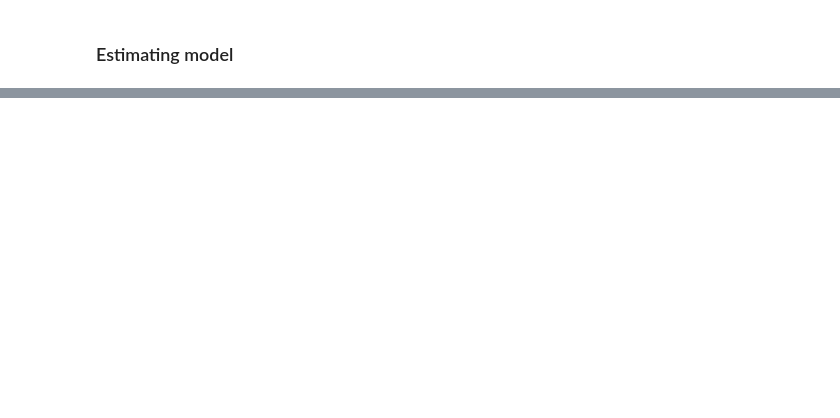
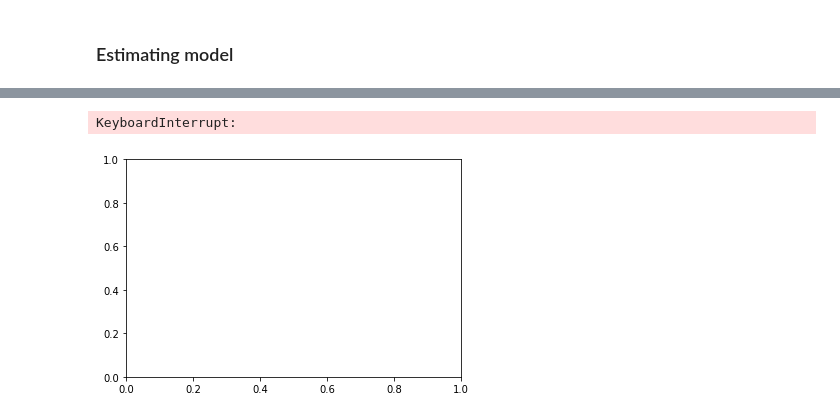
Before and after one commit to Morten-Esketveit/TSDS-gruppe-2019, a Jupyter notebook: Exam/Prediction/prediction_model.ipynb, the cells around one changed output, grey strips where cells are left out. Drawn from its saved outputs; the diff is of its cells as text; code cells hidden in the pictures; blank space fills up the shorter version.

```diff
--- a/Exam/Prediction/prediction_model.ipynb
+++ b/Exam/Prediction/prediction_model.ipynb
@@ -160,0 +204,6 @@ print(“Cross-Predicted Accuracy:”, accuracy)
+# %%
+plt.hist(y)
+plt.show()
+# %% [output]
+KeyboardInterrupt:
+[figure, added]
```
Also changed, not shown: parts of 11 cells of this notebook, 2 other files.
